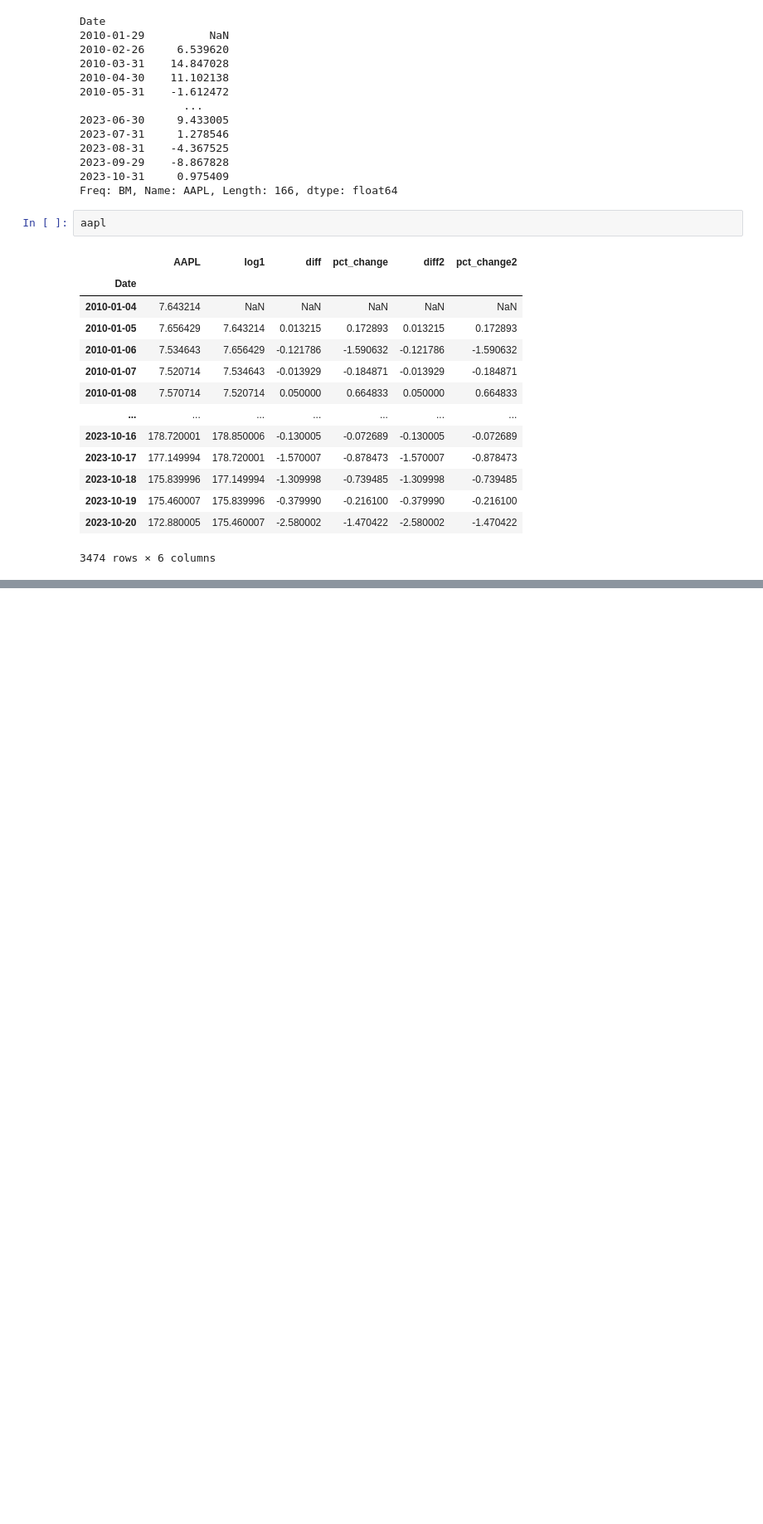
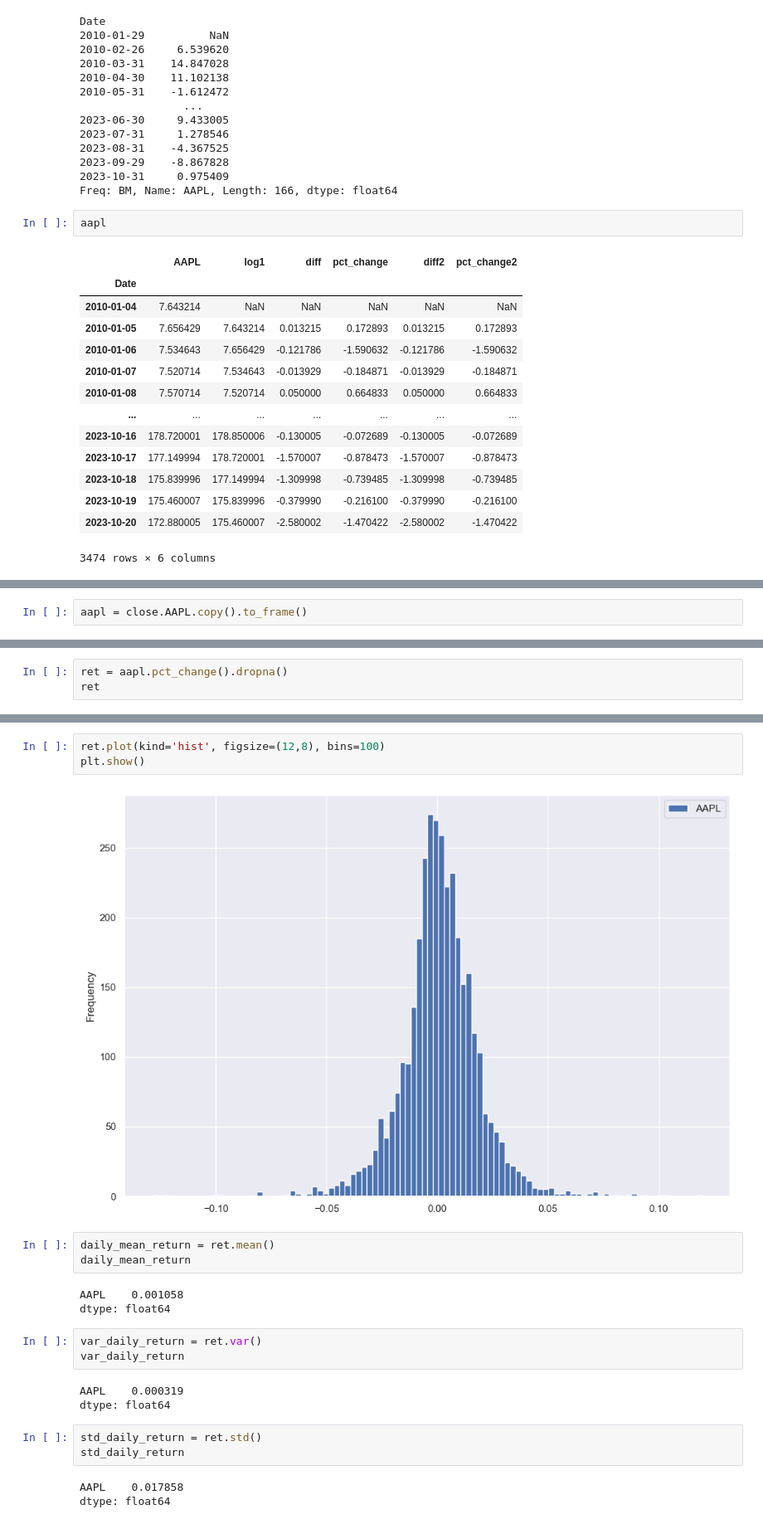
Before and after one commit to DheyaAlqaderi/TechnicalAnalysis-Gold-ML, a Jupyter notebook: Yahoo Finance practice/yahoo_finance.ipynb, the cells around one changed output, grey strips where cells are left out. Shown at 83% size. Saved outputs shown, nothing was run; the diff lists cells and outputs as text; blank space fills up the shorter version.

Commit message:
Measuring Stock Performance with mean return and STD of returns

```diff
--- a/Yahoo Finance practice/yahoo_finance.ipynb
+++ b/Yahoo Finance practice/yahoo_finance.ipynb
@@ -606,0 +609,2 @@ aapl
+# %%
+aapl = close.AAPL.copy().to_frame()
@@ -606,0 +628,3 @@ aapl
+# %%
+ret = aapl.pct_change().dropna()
+ret
@@ -606,0 +646,23 @@ aapl
+# %%
+ret.plot(kind='hist', figsize=(12,8), bins=100)
+plt.show()
+# %% [output]
+[figure, added]
+# %%
+daily_mean_return = ret.mean()
+daily_mean_return
+# %% [output]
+AAPL    0.001058
+dtype: float64
+# %%
+var_daily_return = ret.var()
+var_daily_return
+# %% [output]
+AAPL    0.000319
+dtype: float64
+# %%
+std_daily_return = ret.std()
+std_daily_return
+# %% [output]
+AAPL    0.017858
+dtype: float64
```
Also changed, not shown: parts of 9 cells of this notebook, 1 other file.
